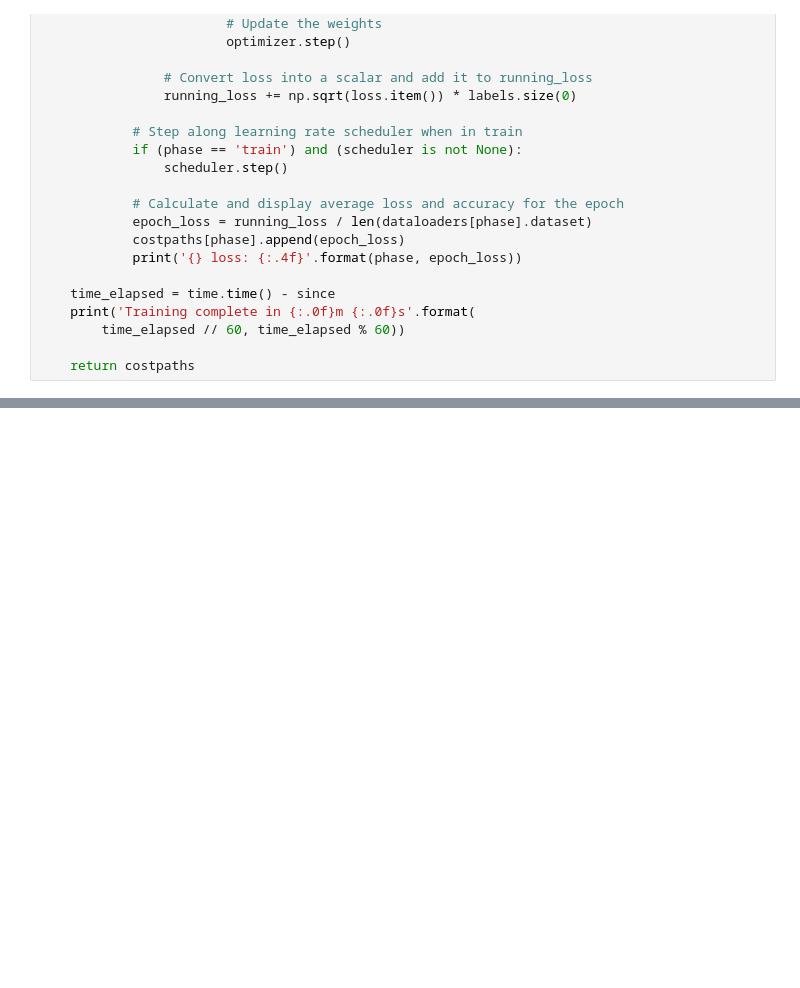
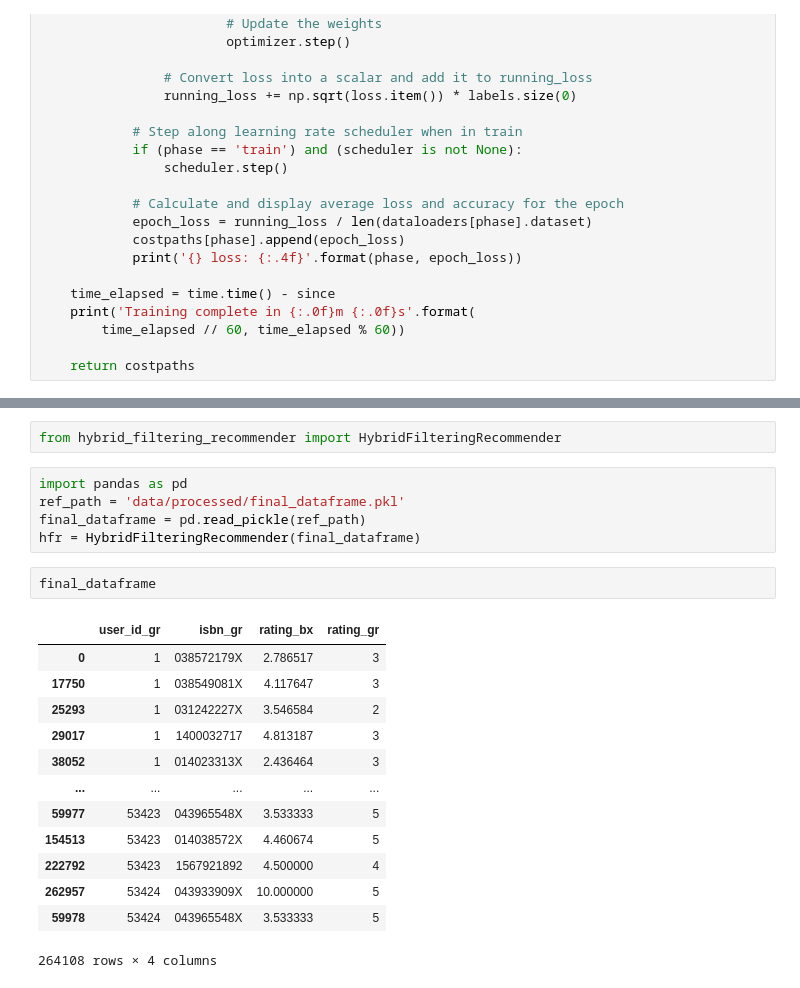
Before and after one commit to christianwhollar/Book-Recommendation-System, a Jupyter notebook: test_model.ipynb, the cells around one changed output, grey strips where cells are left out. Drawn from its saved outputs; the diff is of its cells as text; blank space fills up the shorter version.

```diff
--- a/test_model.ipynb
+++ b/test_model.ipynb
@@ -219,0 +443,23 @@ KeyboardInterrupt:
+# %%
+from hybrid_filtering_recommender import HybridFilteringRecommender
+# %%
+import pandas as pd
+ref_path = 'data/processed/final_dataframe.pkl'
+final_dataframe = pd.read_pickle(ref_path)
+hfr = HybridFilteringRecommender(final_dataframe)
+# %%
+final_dataframe
+# %% [output]
+|  | user_id_gr | isbn_gr | rating_bx | rating_gr |
+| 0 | 1 | 038572179X | 2.786517 | 3 |
+| 17750 | 1 | 038549081X | 4.117647 | 3 |
+| 25293 | 1 | 031242227X | 3.546584 | 2 |
+| 29017 | 1 | 1400032717 | 4.813187 | 3 |
+| 38052 | 1 | 014023313X | 2.436464 | 3 |
+| ... | ... | ... | ... | ... |
+| 59977 | 53423 | 043965548X | 3.533333 | 5 |
+| 154513 | 53423 | 014038572X | 4.460674 | 5 |
+| 222792 | 53423 | 1567921892 | 4.500000 | 4 |
+| 262957 | 53424 | 043933909X | 10.000000 | 5 |
+| 59978 | 53424 | 043965548X | 3.533333 | 5 |
+264108 rows × 4 columns
```
Also changed, not shown: parts of 30 cells of this notebook, 7 other files.
